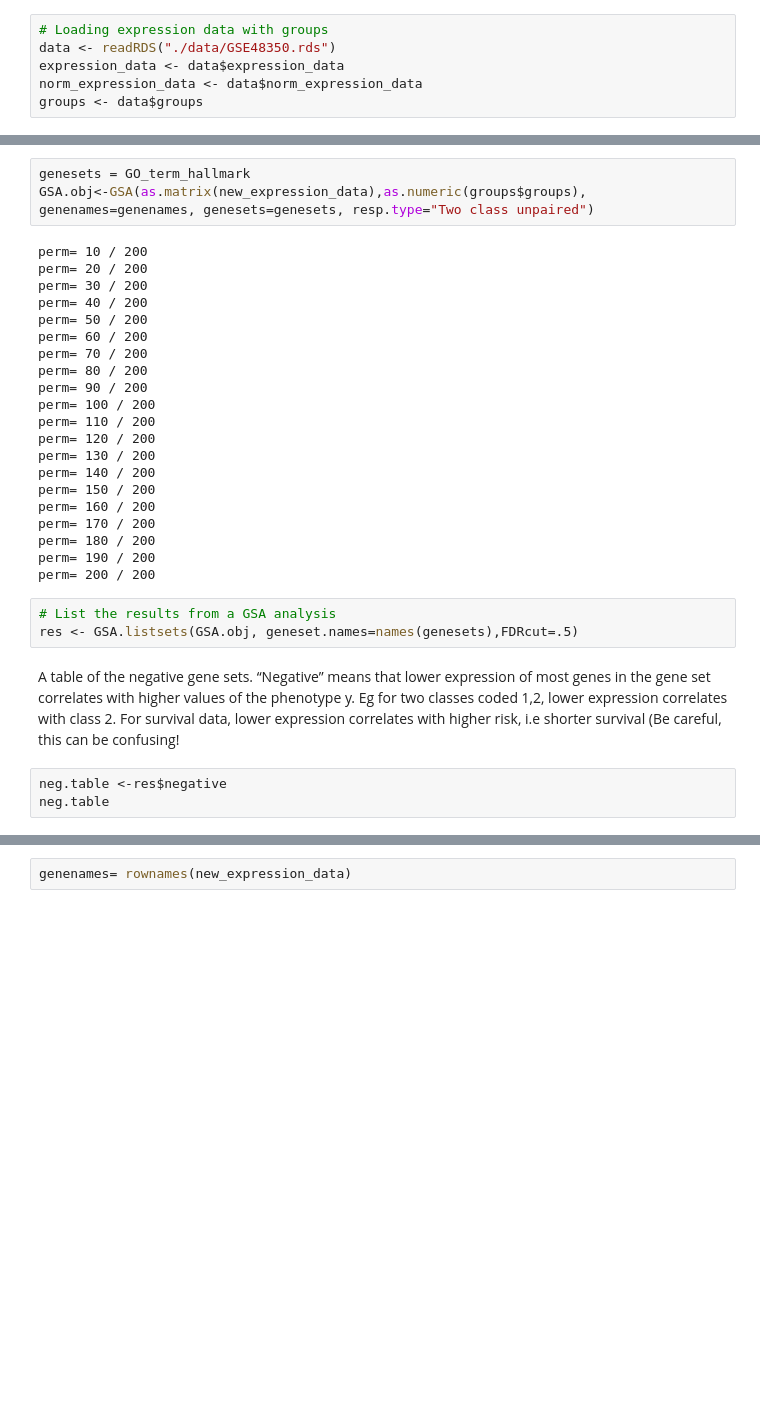
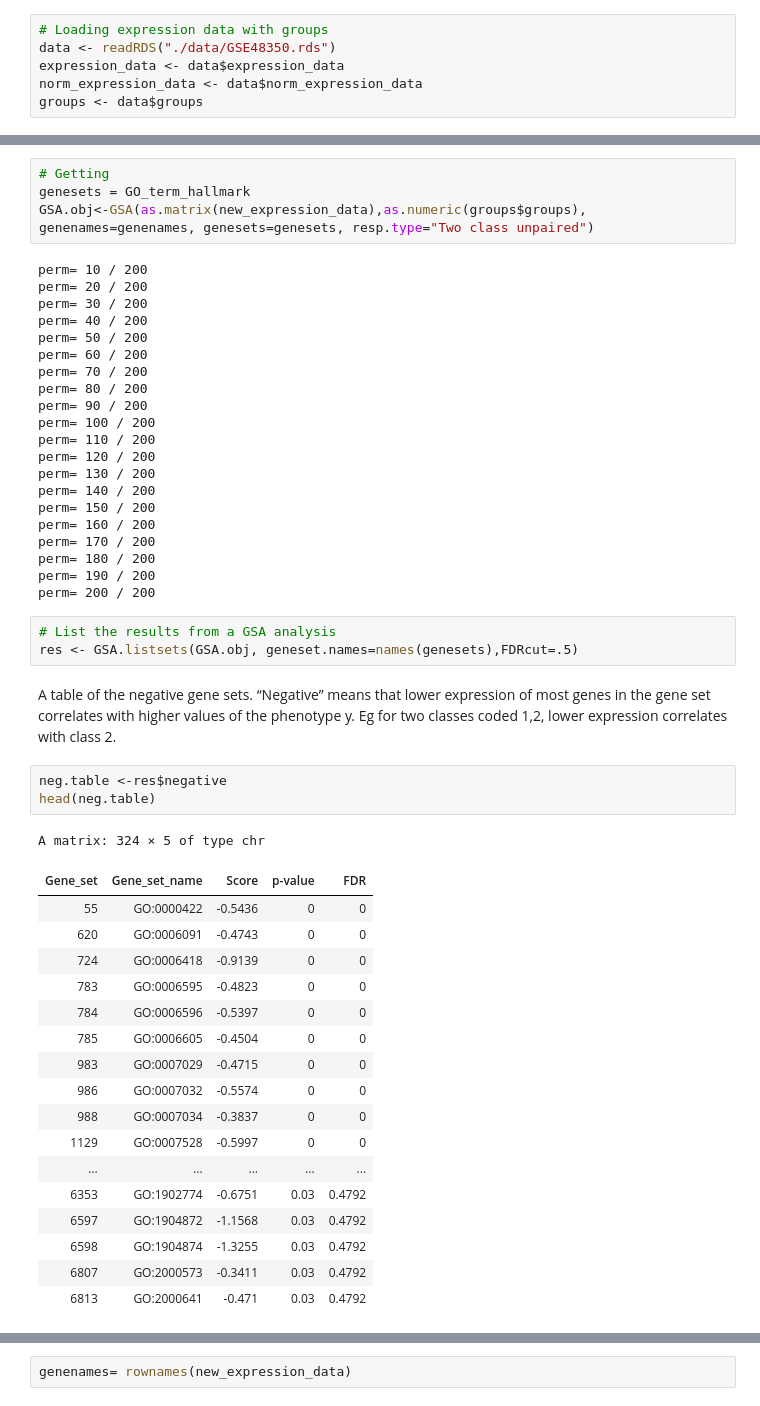
Before and after one commit to tinnlab/NOSI-Google-Cloud-Training, a Jupyter notebook: Module04-Pathway_Analysis.ipynb, the cells around one changed output, grey strips where cells are left out. Drawn from its saved outputs; the diff is of its cells as text; blank space fills up the shorter version.

```diff
--- a/Module04-Pathway_Analysis.ipynb
+++ b/Module04-Pathway_Analysis.ipynb
@@ -398,4 +382,5 @@ genenames= rownames(new_expression_data)
 # %%
+# Getting
 genesets = GO_term_hallmark
 GSA.obj<-GSA(as.matrix(new_expression_data),as.numeric(groups$groups), genenames=genenames, genesets=genesets, resp.type="Two class unpaired")
 # %% [output]
@@ -423,8 +408,27 @@ perm= 200 / 200
 # List the results from a GSA analysis
 res <- GSA.listsets(GSA.obj, geneset.names=names(genesets),FDRcut=.5)
 # %% [markdown]
-A table of the negative gene sets. “Negative” means that lower expression of most genes in the gene set correlates with higher values of the phenotype y. Eg for two classes coded 1,2, lower expression correlates with class 2. For survival data, lower expression correlates with higher risk, i.e shorter survival (Be careful, this can be confusing!
+A table of the negative gene sets. “Negative” means that lower expression of most genes in the gene set correlates with higher values of the phenotype y. Eg for two classes coded 1,2, lower expression correlates with class 2.
 # %%
 neg.table <-res$negative
-neg.table
+head(neg.table)
+# %% [output]
+A matrix: 324 × 5 of type chr
+| Gene_set | Gene_set_name | Score | p-value | FDR |
+| 55 | GO:0000422 | -0.5436 | 0 | 0 |
+| 620 | GO:0006091 | -0.4743 | 0 | 0 |
+| 724 | GO:0006418 | -0.9139 | 0 | 0 |
+| 783 | GO:0006595 | -0.4823 | 0 | 0 |
+| 784 | GO:0006596 | -0.5397 | 0 | 0 |
+| 785 | GO:0006605 | -0.4504 | 0 | 0 |
+| 983 | GO:0007029 | -0.4715 | 0 | 0 |
+| 986 | GO:0007032 | -0.5574 | 0 | 0 |
+| 988 | GO:0007034 | -0.3837 | 0 | 0 |
+| 1129 | GO:0007528 | -0.5997 | 0 | 0 |
+| ... | ... | ... | ... | ... |
+| 6353 | GO:1902774 | -0.6751 | 0.03 | 0.4792 |
+| 6597 | GO:1904872 | -1.1568 | 0.03 | 0.4792 |
+| 6598 | GO:1904874 | -1.3255 | 0.03 | 0.4792 |
+| 6807 | GO:2000573 | -0.3411 | 0.03 | 0.4792 |
+| 6813 | GO:2000641 | -0.471 | 0.03 | 0.4792 |
 # %% [markdown]
```
Also changed, not shown: parts of 114 cells of this notebook, 1 other file.
